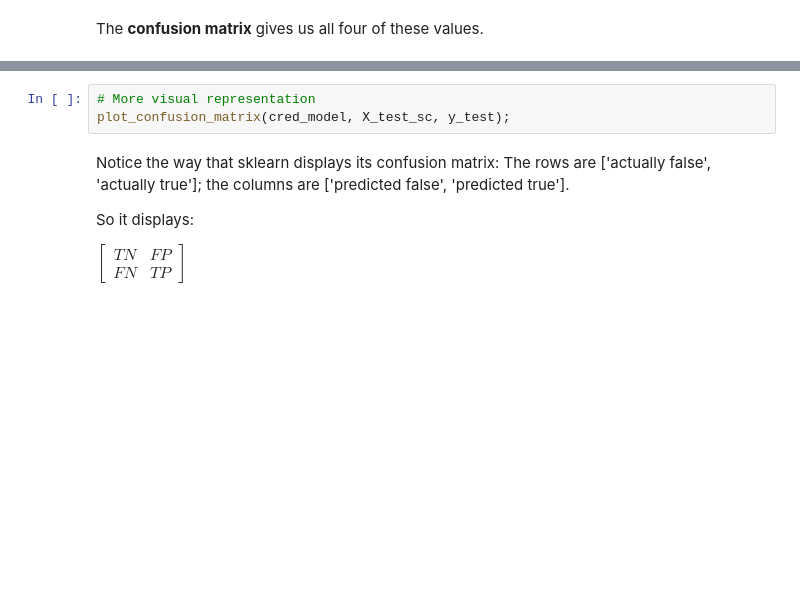
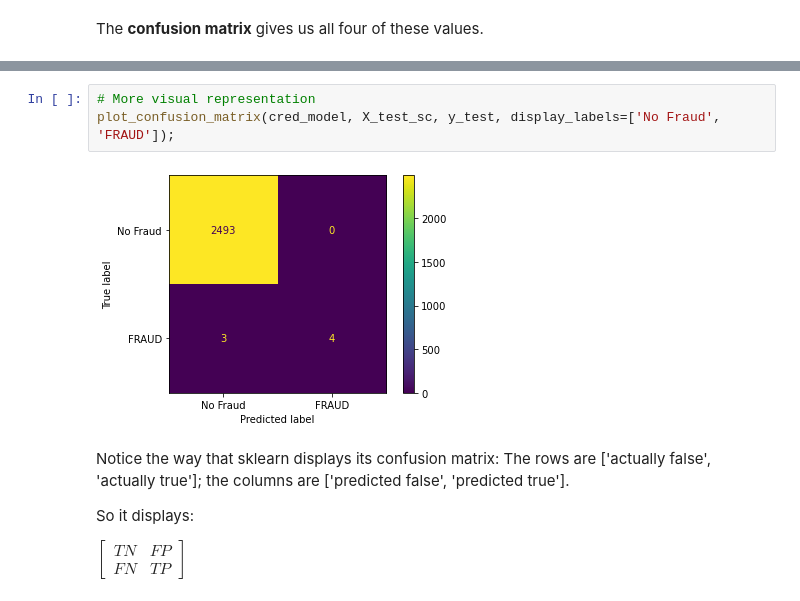
Before and after one commit to flatiron-school/ntl01-dtsc-live-103122, a Jupyter notebook: 3Phase/42-classification_metrics.ipynb, the cells around one changed output, grey strips where cells are left out. Drawn from its saved outputs; the diff is of its cells as text; blank space fills up the shorter version.

```diff
--- a/3Phase/42-classification_metrics.ipynb
+++ b/3Phase/42-classification_metrics.ipynb
@@ -107,6 +133,8 @@ cm_1
 # %%
 # More visual representation
-plot_confusion_matrix(cred_model, X_test_sc, y_test);
+plot_confusion_matrix(cred_model, X_test_sc, y_test, display_labels=['No Fraud', 'FRAUD']);
+# %% [output]
+[figure, added]
 # %% [markdown]
 Notice the way that sklearn displays its confusion matrix: The rows are \['actually false', 'actually true'\]; the columns are \['predicted false', 'predicted true'\].
 
```
Also changed, not shown: parts of 31 cells of this notebook, 1 other file.
